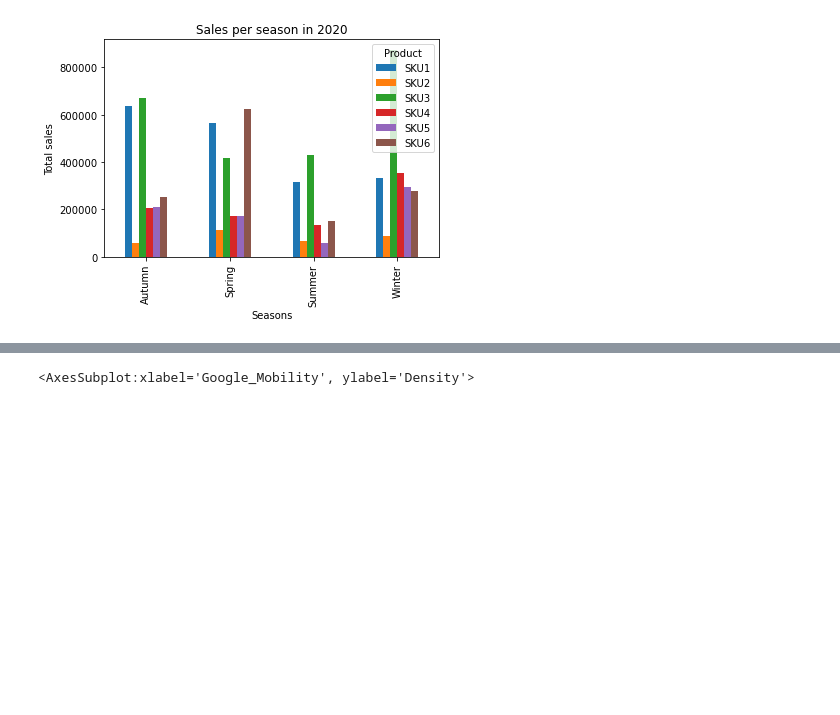
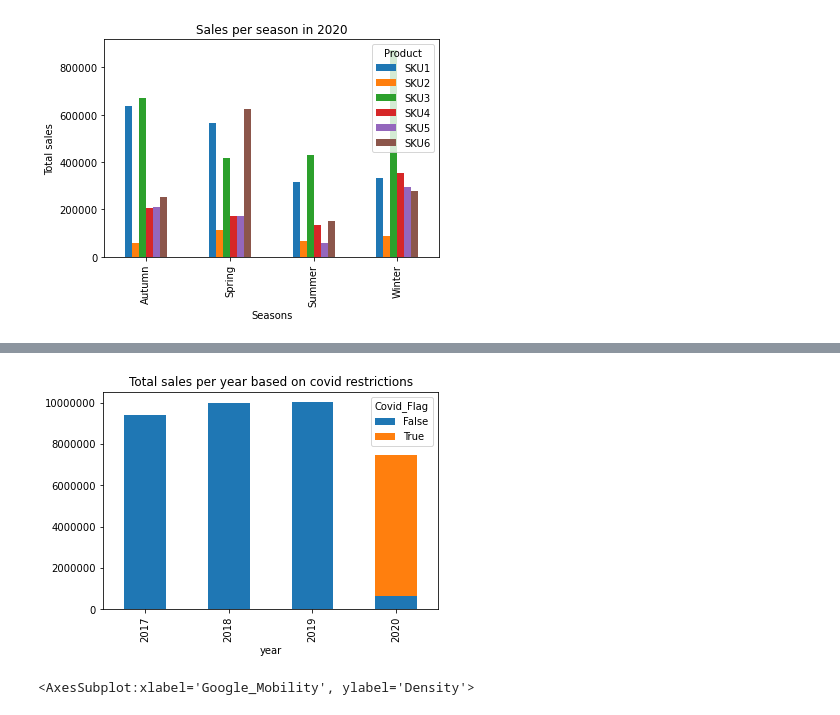
Before and after one commit to felix-n12/Retail-Forecasting, a Jupyter notebook: retail_forecasting.ipynb, the cells around one changed output, grey strips where cells are left out. Cells and saved outputs as stored; diff of their text form; code cells hidden in the pictures; blank space fills up the shorter version.

```diff
--- a/retail_forecasting.ipynb
+++ b/retail_forecasting.ipynb
@@ -578,3 +587,11 @@ df.groupby(['Covid_Flag'])['Sales'].mean().plot(kind='bar')
+# %%
+#showing the total sales per month in 2020
+df.groupby(['year','Covid_Flag'])['Sales'].sum().unstack().plot(kind='bar',stacked=True)
+plt.title('Total sales per year based on covid restrictions')
+plt.ticklabel_format(style='plain',axis='y')
+plt.show()
+# %% [output]
+[figure, added]
 # %%
 #plotting the distribution of google mobility
 fig,ax=plt.subplots(figsize=(10,8))
```
Also changed, not shown: parts of 22 cells of this notebook.
